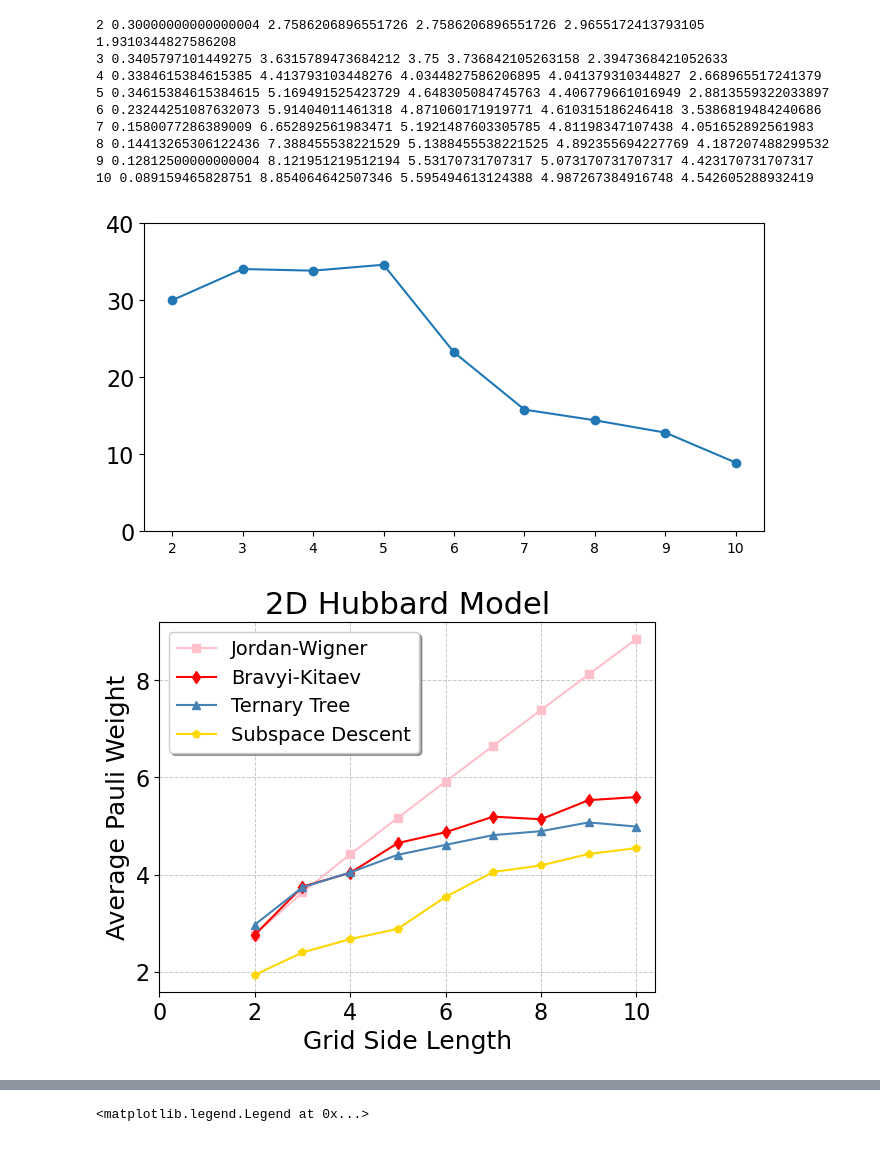
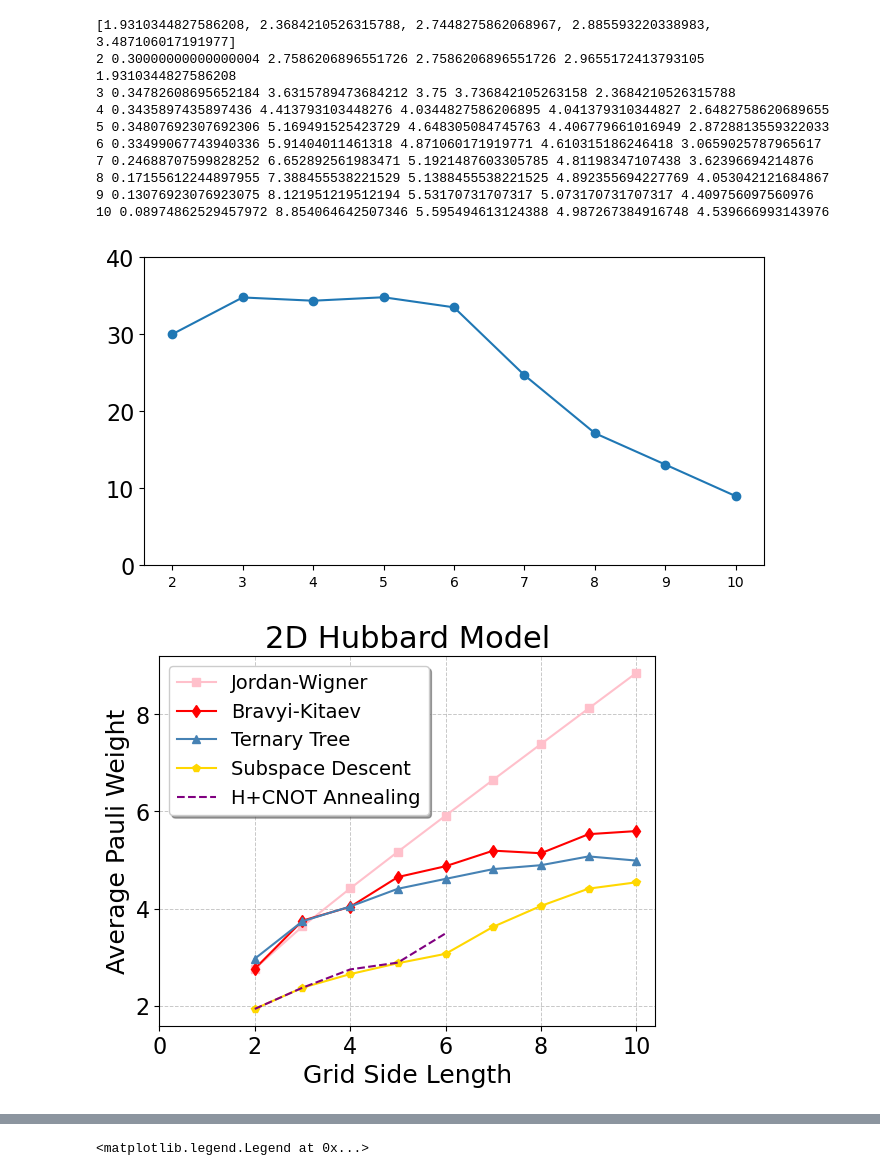
Before and after one commit to Genz17/F2Q, a Jupyter notebook: test.ipynb, the cells around one changed output, grey strips where cells are left out. Drawn from its saved outputs; the diff is of its cells as text; code cells hidden in the pictures.

```diff
--- a/test.ipynb
+++ b/test.ipynb
@@ -60,10 +123,15 @@ plt.savefig("1dhopping.pdf",bbox_inches='tight')
 # %%
-# 1d chain, 20 sites, j hopping
+# 1d chain, j sites, j-1 hopping
 
 # iteration 50
 # 2: 2-6, min(random, rmax)
 # 3 to 8: 3-6, min(random, rmax)
-# 9 to 10: 6 - 4
+# 9 : 9 - 5
+# 10: 9 - 5
+# 11: 8 - 4
+# 12: 6 - 4 (BK)
+# 15: 8 - 4 (BK)
+# 19: 9 - 4 (BK)
 # 11 to 20: 8 - 4
 
 # 13 to 15: 6 - 5
@@ -77,13 +145,15 @@ bk = [1.5, 2.3333333, 2.41666667, 2.9, 3.4, 3.57142857, 3.58928571, 3.80555556,
     np.float64(4.155555555555556), np.float64(4.3090909090909095), np.float64(4.742424242424242), np.float64(4.769230769230769), np.float64(4.950549450549451), np.float64(5.019047619047619), np.float64(5.004166666666666), np.float64(5.0661764705882355), np.float64(5.248366013071895), np.float64(5.3391812865497075),np.float64(5.647368421052631)]
 tt = [2, 2.3333333, 2.66666667, 3, 3.16666667, 3.38095238, 3.58928571, 3.77777778,
     np.float64(3.9444444444444446), np.float64(4.090909090909091), np.float64(4.21969696969697), np.float64(4.333333333333333), np.float64(4.461538461538462), np.float64(4.580952380952381), np.float64(4.7), np.float64(4.786764705882353), np.float64(4.875816993464053), np.float64(4.941520467836257),np.float64(5.010526315789473)]
-op = [1, 1.666666666666666, 2, 2.4, 2.6333333333333333, np.float64(2.9047619047619047), 3.0714285714285716, np.float64(3.2777777777777777),
-    np.float64(3.4555555555555557), np.float64(3.618181818181818), np.float64(3.765151515151515), np.float64(3.8974358974358974), np.float64(4.016483516483516), np.float64(4.133333333333334), np.float64(4.220833333333333), np.float64(4.3088235294117645), np.float64(4.411764705882353), np.float64(4.514619883040936),np.float64(4.613157894736842)]
+op = [1, 1.666666666666666, 2, 2.4, 2.6333333333333333, np.float64(2.9047619047619047), 3.0714285714285716, np.float64(3.2222222222222223),
+    np.float64(3.4444444444444446), np.float64(3.618181818181818), np.float64(3.734848484848485), np.float64(3.8974358974358974), np.float64(4.016483516483516), np.float64(4.104761904761904), np.float64(4.220833333333333), np.float64(4.3088235294117645), np.float64(4.411764705882353), np.float64(4.508771929824562),np.float64(4.613157894736842)]
+
+an = [1.0, 1.6666666666666667, 2.0, 2.4, 2.6333333333333333, 2.9047619047619047, 3.0714285714285716, 3.2222222222222223, 3.4444444444444446, 3.618181818181818, 3.734848484848485, 3.8974358974358974, 4.016483516483516, 4.104761904761904, 4.220833333333333, 4.3161764705882355, 4.411764705882353, 4.508771929824562, 4.618421052631579]
 
 im = []
 for i,o in enumerate(op):
     im.append(1 - o / min([jw[i],bk[i],tt[i]]),)
-    print(i+2,1 - o / min([jw[i],bk[i],tt[i]]),jw[i],bk[i],tt[i],o)
+    print(i+2,1 - o / min([jw[i],bk[i],tt[i]]),jw[i],bk[i],tt[i],an[i], o)
 plt.figure(figsize=(8,4))
 plt.plot(range(4, 4+len(im[2:])),im[2:],'-o')
 plt.yticks([0,0.1,0.2],[0,10,20],fontsize=16)
@@ -93,6 +163,7 @@ plt.plot(range(2,2+len(jw)), jw, '-s', label='Jordan-Wigner', c='pink')
 plt.plot(range(2,2+len(bk)), bk, '-d', label='Bravyi-Kitaev', c='red')
 plt.plot(range(2,2+len(tt)), tt, '-^', label='Ternary Tree',c='steelblue')
 plt.plot(range(2,2+len(op)), op, '-p', label='Subspace Descent',c='gold')
+plt.plot(range(2,2+len(an)), an, '--', label='H+CNOT Annealing',c='purple')
 plt.xlabel("System Size", fontsize=18)
 plt.ylabel("Average Pauli Weight", fontsize=18)
 plt.yticks([2,4,6,8],[2,4,6,8],fontsize=16)
@@ -128,7 +256,8 @@ plt.savefig("ata1D.pdf",bbox_inches='tight')
 # seed: 1234
 # 6 to 10: 6 - 3 H + S
 
-# 4: 6 - 5
+# 3: 6 - 3 BK
+# 4: 8 - 4
 # 5:
 # 6: 6 - 3
 # 7: 6 - 3
@@ -149,51 +278,55 @@ bk= [np.float64(2.7586206896551726), np.float64(3.75), np.float64(4.034482758620
 tt= [np.float64(2.9655172413793105), np.float64(3.736842105263158), np.float64(4.041379310344827), np.float64(4.406779661016949), np.float64(4.610315186246418),np.float64(4.81198347107438),np.float64(4.892355694227769),np.float64(5.073170731707317),
      np.float64(4.987267384916748),
      ]
 
-op= [np.float64(1.9310344827586208), np.float64(2.3947368421052633),
-     np.float64(2.668965517241379),
-     np.float64(2.8813559322033897),
-     np.float64(3.5386819484240686),
-     np.float64(4.051652892561983),
-     np.float64(4.187207488299532),
-     np.float64(4.423170731707317),
-     np.float64(4.542605288932419),
+op= [np.float64(1.9310344827586208), np.float64(2.3684210526315788),
+     np.float64(2.6482758620689655),
+     np.float64(2.8728813559322033),
+     np.float64(3.0659025787965617),
+     np.float64(3.62396694214876),
+     np.float64(4.053042121684867),
+     np.float64(4.409756097560976),
+     np.float64(4.539666993143976),
      ]
 
+an = [56/29, 180/76, 398/145, 681/236, 1217/349]
+print(an)
 
 im = []
 for i,o in enumerate(op):
     im.append(1 - o / min([jw[i],bk[i],tt[i]]),)
     print(i+2,1 - o / min([jw[i],bk[i],tt[i]]),jw[i],bk[i],tt[i],o)
 plt.figure(figsize=(8,4))
 plt.plot(range(2, 2+len(im)),im,'-o')
 plt.yticks([0,0.1,0.2,0.3,0.4],[0,10,20,30,40],fontsize=16)
 
 plt.figure()
 plt.plot(range(2,2+len(jw)), jw, '-s', label='Jordan-Wigner', c='pink')
 plt.plot(range(2,2+len(bk)), bk, '-d', label='Bravyi-Kitaev', c='red')
 plt.plot(range(2,2+len(tt)), tt, '-^', label='Ternary Tree',c='steelblue')
 plt.plot(range(2,2+len(op)), op, '-p', label='Subspace Descent',c='gold')
+plt.plot(range(2,2+len(an)), an, '--', label='H+CNOT Annealing',c='purple')
 plt.xlabel("Grid Side Length", fontsize=18)
 plt.ylabel("Average Pauli Weight", fontsize=18)
 plt.yticks([2,4,6,8],[2,4,6,8],fontsize=16)
 plt.xticks([0,2,4,6,8,10],[0,2,4,6,8,10],fontsize=16)
 plt.grid(True, linestyle='--', linewidth=0.7, alpha=0.7)
 plt.title("2D Hubbard Model",fontsize=22)
 plt.legend(frameon=True, fancybox=True, shadow=True, fontsize=14, loc='upper left')
 plt.savefig("Hubbard2D.pdf",bbox_inches='tight')
 # %% [output]
+[1.9310344827586208, 2.3684210526315788, 2.7448275862068967, 2.885593220338983, 3.487106017191977]
 2 0.30000000000000004 2.7586206896551726 2.7586206896551726 2.9655172413793105 1.9310344827586208
-3 0.3405797101449275 3.6315789473684212 3.75 3.736842105263158 2.3947368421052633
-4 0.3384615384615385 4.413793103448276 4.0344827586206895 4.041379310344827 2.668965517241379
-5 0.34615384615384615 5.169491525423729 4.648305084745763 4.406779661016949 2.8813559322033897
-6 0.23244251087632073 5.91404011461318 4.871060171919771 4.610315186246418 3.5386819484240686
-7 0.1580077286389009 6.652892561983471 5.1921487603305785 4.81198347107438 4.051652892561983
-8 0.14413265306122436 7.388455538221529 5.1388455538221525 4.892355694227769 4.187207488299532
-9 0.12812500000000004 8.121951219512194 5.53170731707317 5.073170731707317 4.423170731707317
-10 0.089159465828751 8.854064642507346 5.595494613124388 4.987267384916748 4.542605288932419
+3 0.34782608695652184 3.6315789473684212 3.75 3.736842105263158 2.3684210526315788
+4 0.3435897435897436 4.413793103448276 4.0344827586206895 4.041379310344827 2.6482758620689655
+5 0.34807692307692306 5.169491525423729 4.648305084745763 4.406779661016949 2.8728813559322033
+6 0.33499067743940336 5.91404011461318 4.871060171919771 4.610315186246418 3.0659025787965617
+7 0.24688707599828252 6.652892561983471 5.1921487603305785 4.81198347107438 3.62396694214876
+8 0.17155612244897955 7.388455538221529 5.1388455538221525 4.892355694227769 4.053042121684867
+9 0.13076923076923075 8.121951219512194 5.53170731707317 5.073170731707317 4.409756097560976
+10 0.08974862529457972 8.854064642507346 5.595494613124388 4.987267384916748 4.539666993143976
-[figure, old version]
+[figure, new version]
-[figure, old version]
+[figure, new version]
 # %%
 # H2 chains
 
```
Also changed, not shown: parts of 5 cells of this notebook, 9 other files.
